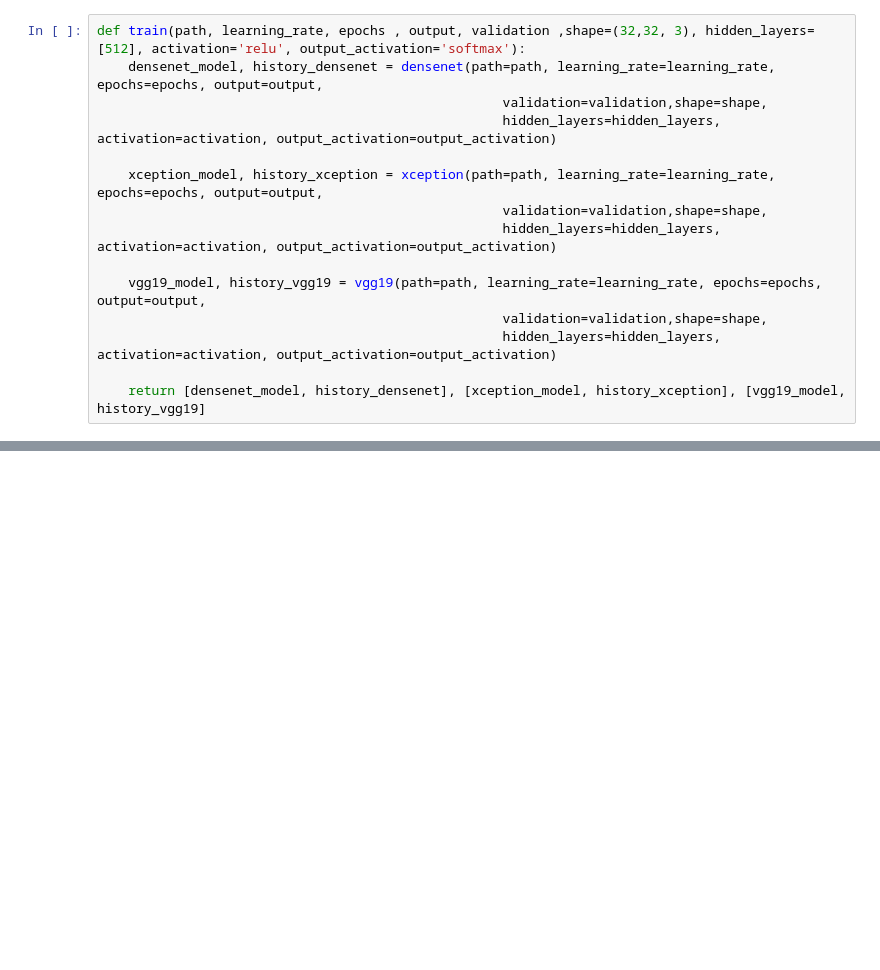
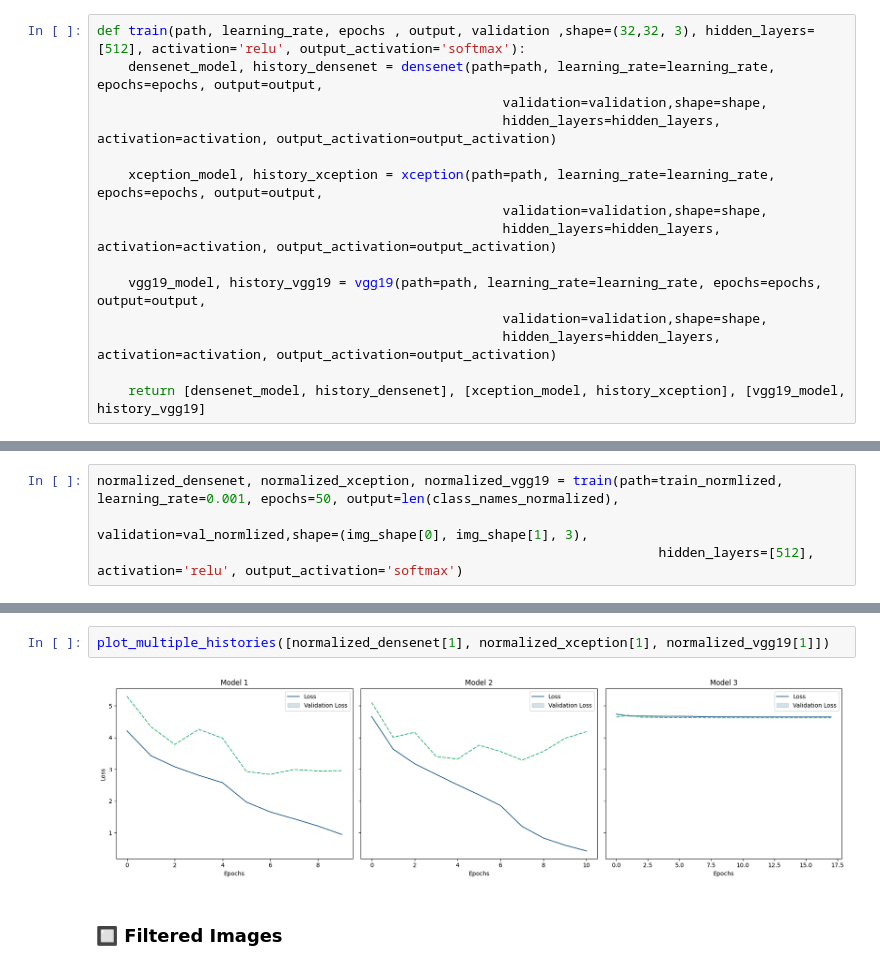
Before and after one commit to SergioM2/icd2024, a Jupyter notebook: proyecto/CNN.ipynb, the cells around one changed output, grey strips where cells are left out. Drawn from its saved outputs; the diff is of its cells as text; blank space fills up the shorter version.

```diff
--- a/proyecto/CNN.ipynb
+++ b/proyecto/CNN.ipynb
@@ -618,0 +591,4 @@ print(y_test)
+# %%
+normalized_densenet, normalized_xception, normalized_vgg19 = train(path=train_normlized, learning_rate=0.001, epochs=50, output=len(class_names_normalized),
+                                                                        validation=val_normlized,shape=(img_shape[0], img_shape[1], 3),
+                                                                        hidden_layers=[512], activation='relu', output_activation='softmax')
@@ -618,0 +617,6 @@ print(y_test)
+# %%
+plot_multiple_histories([normalized_densenet[1], normalized_xception[1], normalized_vgg19[1]])
+# %% [output]
+[figure, added]
+# %% [markdown]
+### 🔲 Filtered Images
```
Also changed, not shown: parts of 191 cells of this notebook.
